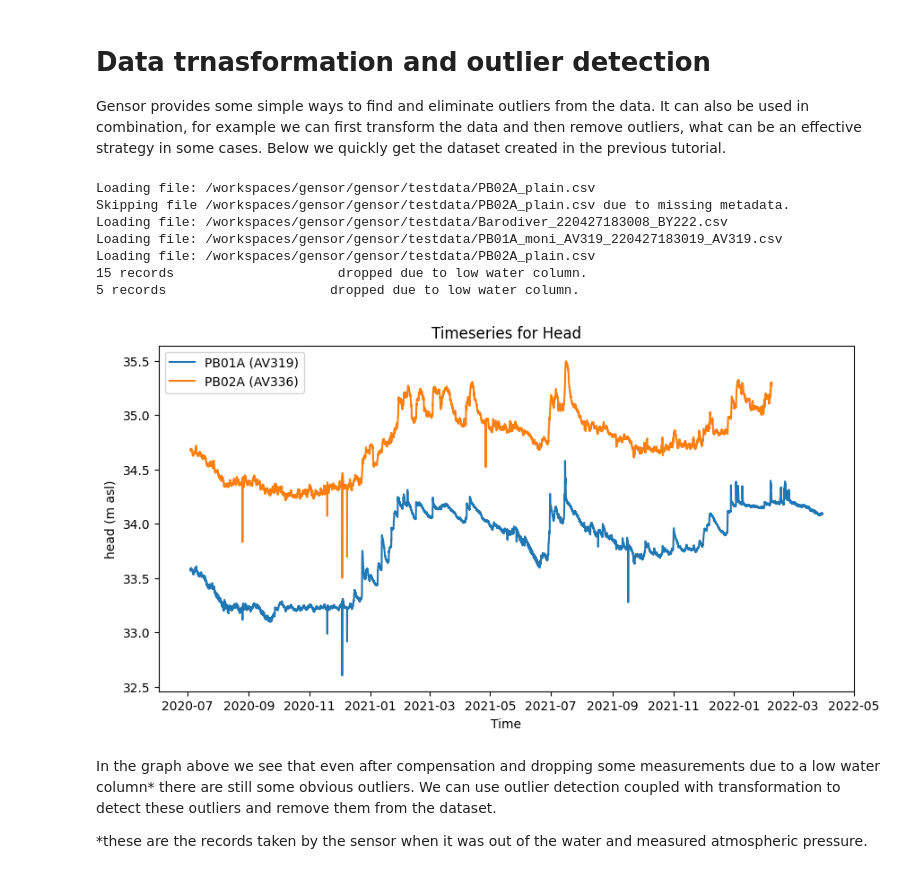
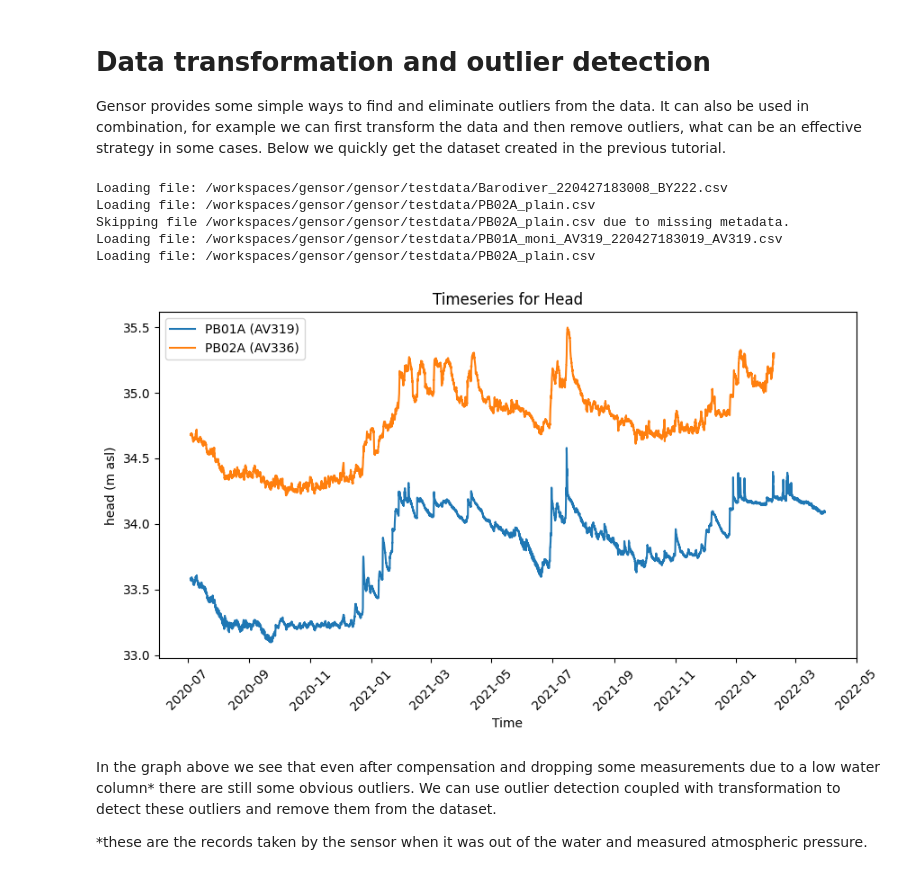
Before and after one commit to zawadzkim/gensor, a Jupyter notebook: docs/notebooks/001-transformation-and-outliers.ipynb, the cells around one changed output. Cells and saved outputs as stored; diff of their text form; code cells hidden in the pictures.

```diff
--- a/docs/notebooks/001-transformation-and-outliers.ipynb
+++ b/docs/notebooks/001-transformation-and-outliers.ipynb
@@ -1,49 +1,53 @@
 # %% [markdown]
-# Data trnasformation and outlier detection
+# Data transformation and outlier detection
 
 Gensor provides some simple ways to find and eliminate outliers from the data. It can also be used in combination, for example we can first transform the data and then remove outliers, what can be an effective strategy in some cases. Below we quickly get the dataset created in the previous tutorial.
 # %%
 import gensor as gs
-from gensor.testdata import all, pb02a_plain
+from gensor.testdata import all_paths, pb02a_plain
 
 from gensor import read_from_csv
 
 pattern = r'[A-Za-z]{2}\d{2}[A-Za-z]{1}|Barodiver'
 
-ds = read_from_csv(path=all,
+ds = read_from_csv(path=all_paths,
                     file_format='vanessen',
                     location_pattern=pattern)
 
 ds2 = read_from_csv(path=pb02a_plain,
                     file_format='plain',
                     location='PB02A',
                     sensor='AV336')
 
 ds.add(ds2)
 
 baro = ds.filter(stations='Barodiver', variables='pressure')
 alts = {
     "PB01A": 31.48,
     "PB02A": 31.68
     }
 
 groundwater_ds = ds.filter(stations=alts.keys(), variables="pressure")
 
 for ts in groundwater_ds:
     ts.sensor_alt = alts.get(ts.location)
 
-compensated_ds = gs.compensate(groundwater_ds, baro, drop_low_wc=True, threshold_wc=1.0)
+fieldwork_days = {"PB01A": ['2020-08-25', '2020-10-20', '2020-11-18', '2020-12-03', '2020-12-08',
+                  '2021-02-17', '2021-03-10', '2021-04-14', '2021-05-18', '2021-05-27',
+                  '2021-08-17', '2021-09-16'],
+                  "PB02A": ['2020-08-25', '2020-10-20', '2020-11-18', '2020-12-03', '2020-12-08',
+                  '2021-02-17', '2021-03-10', '2021-04-14', '2021-05-18', '2021-05-27',
+                  '2021-08-17', '2021-09-16', '2021-04-26']}
 
+compensated_ds = gs.compensate(groundwater_ds, baro, fieldwork_dates=fieldwork_days, interpolate_method='linear')
 compensated_ds.plot()
 # %% [output]
+Loading file: /workspaces/gensor/gensor/testdata/Barodiver_220427183008_BY222.csv
 Loading file: /workspaces/gensor/gensor/testdata/PB02A_plain.csv
 Skipping file /workspaces/gensor/gensor/testdata/PB02A_plain.csv due to missing metadata.
-Loading file: /workspaces/gensor/gensor/testdata/Barodiver_220427183008_BY222.csv
 Loading file: /workspaces/gensor/gensor/testdata/PB01A_moni_AV319_220427183019_AV319.csv
 Loading file: /workspaces/gensor/gensor/testdata/PB02A_plain.csv
-15 records                     dropped due to low water column.
-5 records                     dropped due to low water column.
-[figure, old version]
+[figure, new version]
 # %% [markdown]
 In the graph above we see that even after compensation and dropping some measurements due to a low water column* there are still some obvious outliers. We can use outlier detection coupled with transformation to detect these outliers and remove them from the dataset.
 
```
Also changed, not shown: parts of 7 cells of this notebook, 3 other files.
